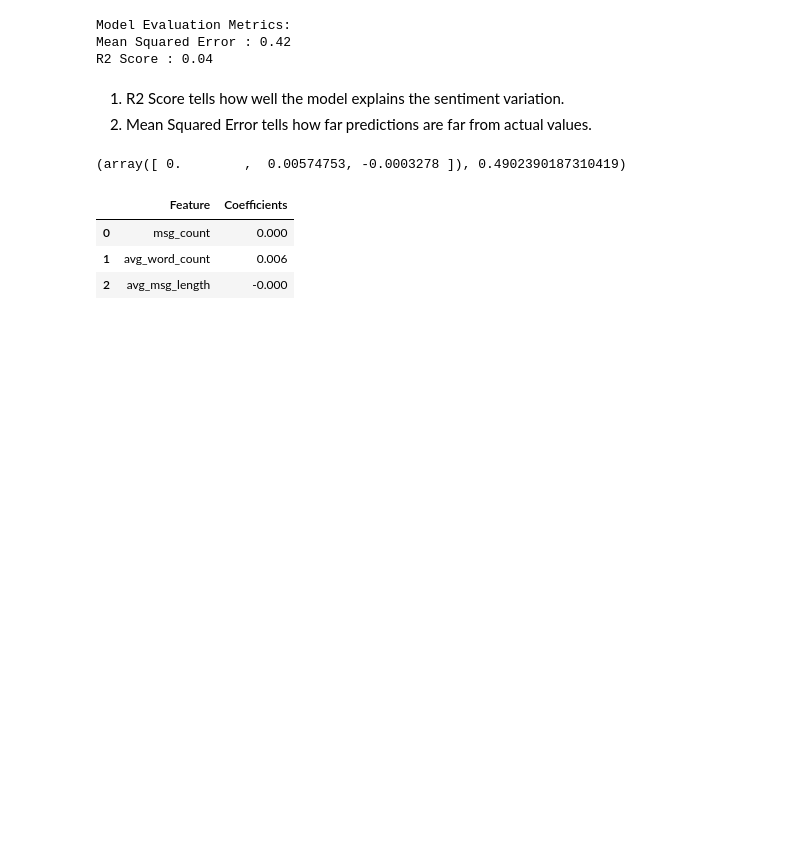
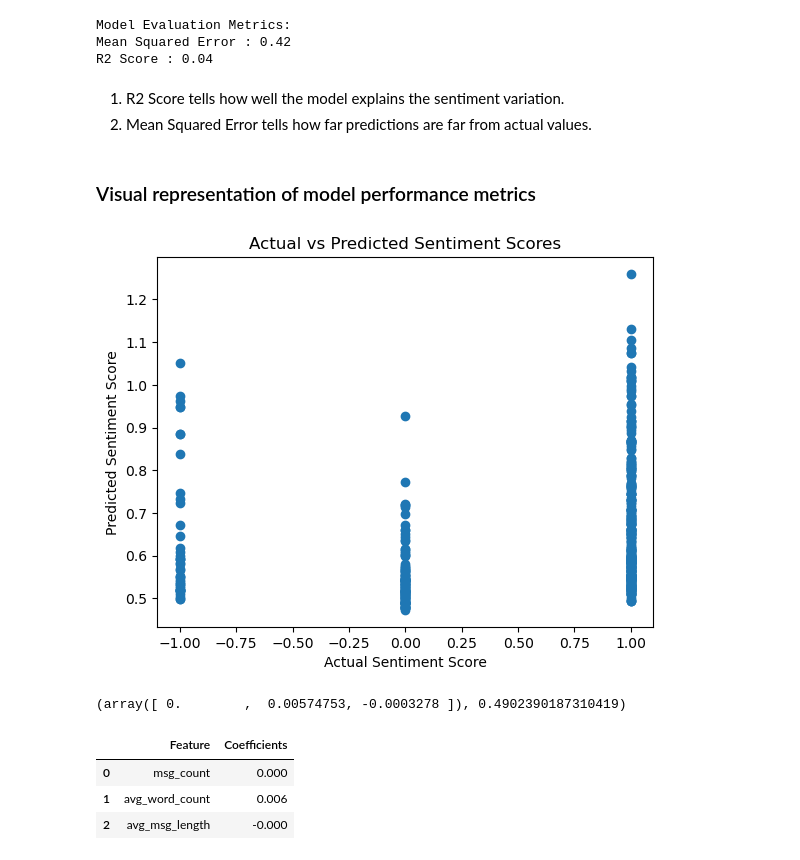
Before and after one commit to chatlamanikanta/employee_sentiment_analysis, a Jupyter notebook: sentiment_analysis.ipynb, the cells around one changed output. Saved outputs shown, nothing was run; the diff lists cells and outputs as text; code cells hidden in the pictures; blank space fills up the shorter version.

```diff
--- a/sentiment_analysis.ipynb
+++ b/sentiment_analysis.ipynb
@@ -500,6 +501,16 @@ R2 Score : 0.04
 # %% [markdown]
 1. R2 Score tells how well the model explains the sentiment variation.
 2. Mean Squared Error tells how far predictions are far from actual values.
+# %% [markdown]
+### Visual representation of model performance metrics
+# %%
+plt.scatter(y_test, y_pred)
+plt.xlabel("Actual Sentiment Score")
+plt.ylabel("Predicted Sentiment Score")
+plt.title("Actual vs Predicted Sentiment Scores")
+plt.show()
+# %% [output]
+[figure, added]
 # %%
 model.coef_,model.intercept_
 # %% [output]
```
Also changed, not shown: parts of 2 cells of this notebook, 5 other files.
